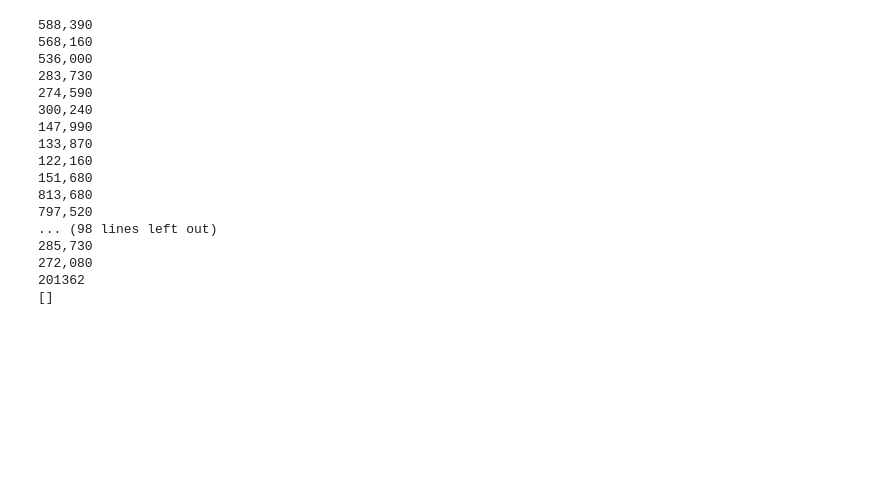
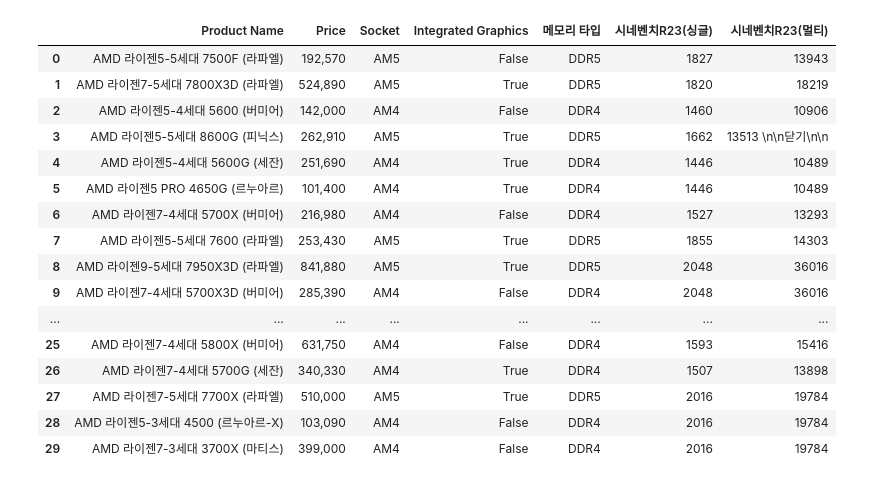
Before and after one commit to vmffotltka/Portfolio, a Jupyter notebook: AI_Computer_Quotation/codes/crawling.ipynb, the cells around one changed output. Drawn from its saved outputs; the diff is of its cells as text; code cells hidden in the pictures; blank space fills up the shorter version.

```diff
--- a/AI_Computer_Quotation/codes/crawling.ipynb
+++ b/AI_Computer_Quotation/codes/crawling.ipynb
@@ -62,52 +138,23 @@ intel.to_csv('intel.csv',encoding='cp949', index=False)
 # %%
-amd
-amd.to_csv('amd.csv',encoding='cp949', index=False)
+#amd_cpu.to_csv('amd.csv',encoding='cp949', index=False)
+amd_cpu
+# %% [output]
+|  | Product Name | Price | Socket | Integrated Graphics | 메모리 타입 | 시네벤치R23(싱글) | 시네벤치R23(멀티) |
+| 0 | AMD 라이젠5-5세대 7500F (라파엘) | 192,570 | AM5 | False | DDR5 | 1827 | 13943 |
+| 1 | AMD 라이젠7-5세대 7800X3D (라파엘) | 524,890 | AM5 | True | DDR5 | 1820 | 18219 |
+| 2 | AMD 라이젠5-4세대 5600 (버미어) | 142,000 | AM4 | False | DDR4 | 1460 | 10906 |
+| 3 | AMD 라이젠5-5세대 8600G (피닉스) | 262,910 | AM5 | True | DDR5 | 1662 | 13513 \n\n닫기\n\n |
+| 4 | AMD 라이젠5-4세대 5600G (세잔) | 251,690 | AM4 | True | DDR4 | 1446 | 10489 |
+| 5 | AMD 라이젠5 PRO 4650G (르누아르) | 101,400 | AM4 | True | DDR4 | 1446 | 10489 |
+| 6 | AMD 라이젠7-4세대 5700X (버미어) | 216,980 | AM4 | False | DDR4 | 1527 | 13293 |
+| 7 | AMD 라이젠5-5세대 7600 (라파엘) | 253,430 | AM5 | True | DDR5 | 1855 | 14303 |
+| 8 | AMD 라이젠9-5세대 7950X3D (라파엘) | 841,880 | AM5 | True | DDR5 | 2048 | 36016 |
+| 9 | AMD 라이젠7-4세대 5700X3D (버미어) | 285,390 | AM4 | False | DDR4 | 2048 | 36016 |
+| ... | ... | ... | ... | ... | ... | ... | ... |
+| 25 | AMD 라이젠7-4세대 5800X (버미어) | 631,750 | AM4 | False | DDR4 | 1593 | 15416 |
+| 26 | AMD 라이젠7-4세대 5700G (세잔) | 340,330 | AM4 | True | DDR4 | 1507 | 13898 |
+| 27 | AMD 라이젠7-5세대 7700X (라파엘) | 510,000 | AM5 | True | DDR5 | 2016 | 19784 |
+| 28 | AMD 라이젠5-3세대 4500 (르누아르-X) | 103,090 | AM4 | False | DDR4 | 2016 | 19784 |
+| 29 | AMD 라이젠7-3세대 3700X (마티스) | 399,000 | AM4 | False | DDR4 | 2016 | 19784 |
-# %%
-# 다나와 인텔 CPU 가격만 크롤링 코드
-from bs4 import BeautifulSoup
-import urllib.request
-import re
-
-#User-Agent를 조작하는 경우(아이폰에서 사용하는 사파리 브라우져의 헤더)
-hdr =  {'User-Agent':'Mozilla/5.0 (Windows NT 6.3; Win64; x64) AppleWebKit/537.36 (KHTML, like Gecko) Chrome/63.0.3239.132 Safari/537.36'}
-data ='https://prod.danawa.com/list/?cate=113973'
-#웹브라우져 헤더 추가
-req = urllib.request.Request(data, \
-                            headers = hdr)
-
-data = urllib.request.urlopen(req).read()
-page = data.decode('utf-8','ignore')
-soup = BeautifulSoup(page, 'html.parser')
-crolled_data = soup.find_all(['p','strong'],attrs={'class':'price_sect'})
-
-# 다나와 특성상 상위 4개 및 9번째 위치에 광고를 노출함, 광고를 제거하기 위해 i 변수 사용
-i=0
-partslist = list()
-for item in crolled_data:
-    if i>=4 and i!=9:
-        # strip 메서드로 앞 뒤 공백 제거
-        print(item.select_one('strong').get_text())
-    i+=1
-print(partslist)
-
-# add_csv('cpu', partslist)
-# %% [output]
-588,390
-568,160
-536,000
-283,730
-274,590
-300,240
-147,990
-133,870
-122,160
-151,680
-813,680
-797,520
-... (98 lines left out)
-285,730
-272,080
-201362
-[]
 # %%
 # 램 가격 크롤링
```
Also changed, not shown: parts of 16 cells of this notebook.
